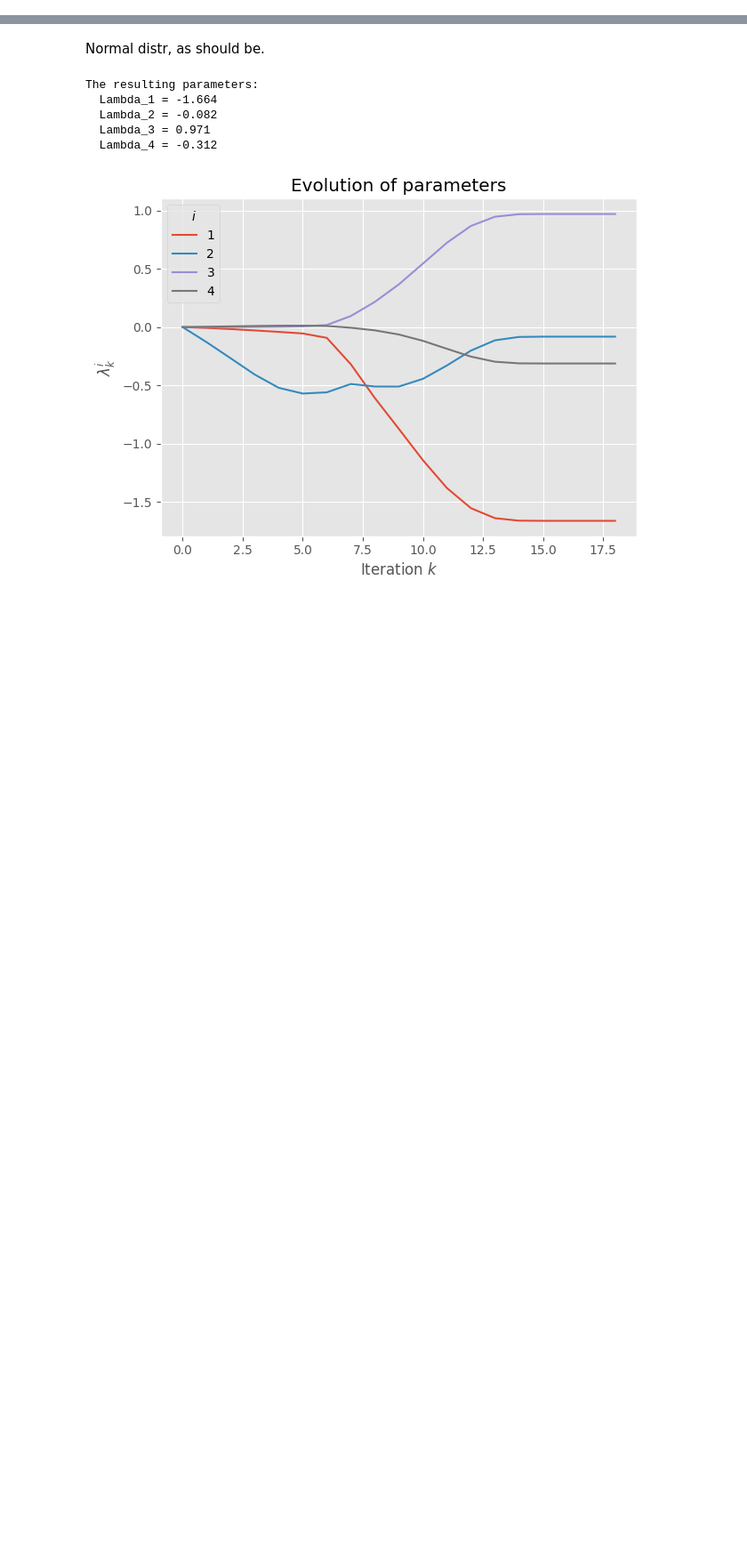
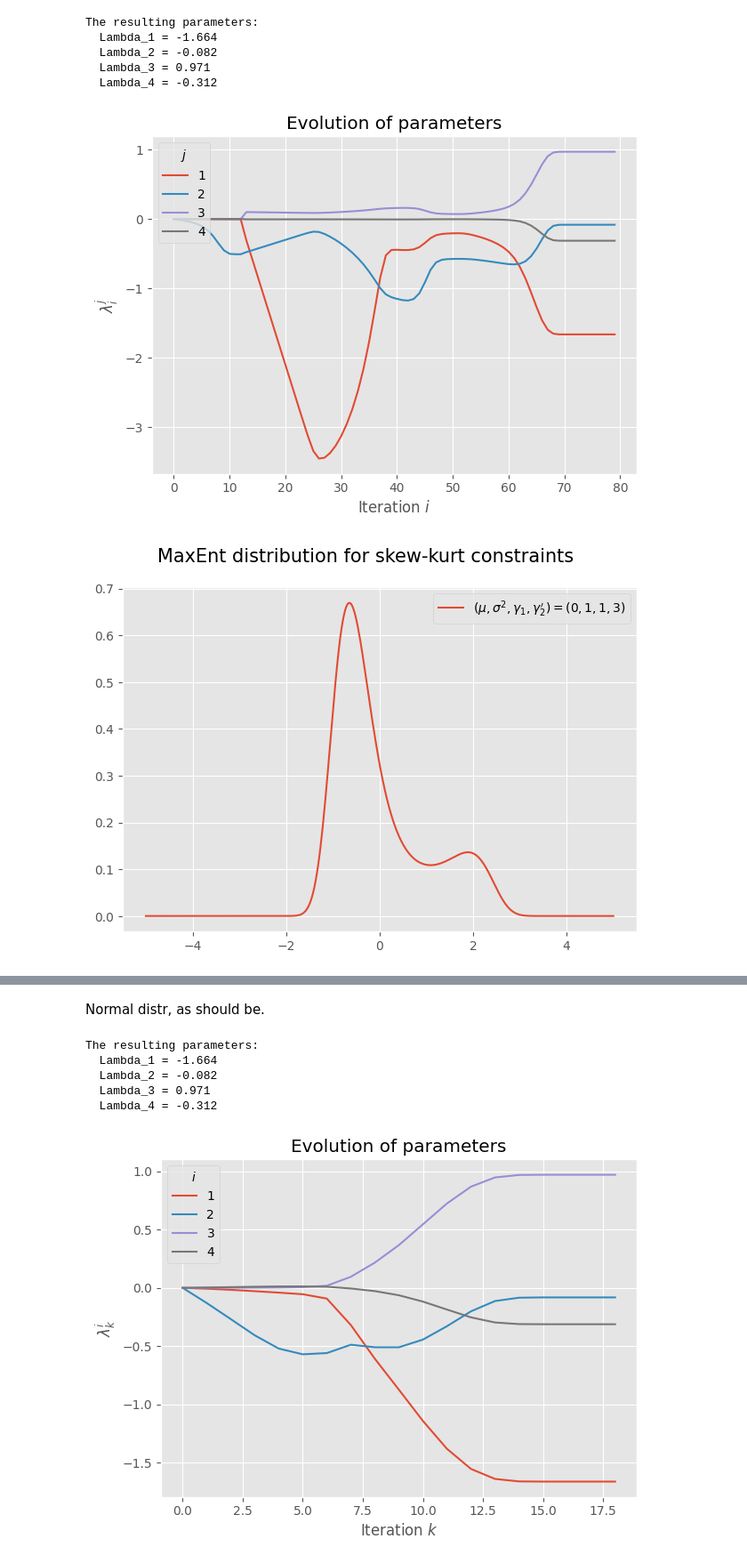
Before and after one commit to LiselotPrins/max_entropy, a Jupyter notebook: skew_kurt_convergence.ipynb, the cells around one changed output, grey strips where cells are left out. Shown: that part at 89% size. Saved outputs shown, nothing was run; the diff lists cells and outputs as text; code cells hidden in the pictures; blank space fills up the shorter version.

```diff
--- a/skew_kurt_convergence.ipynb
+++ b/skew_kurt_convergence.ipynb
@@ -21,0 +20,29 @@ n = 60
+# %%
+ob_skewkurt_ex = MaxEnt(support=(l,u),
+                     n_quadrature=n,
+                     b_constraints=d.b_constraint_skewkurt(1,3),
+                     f_vector=d.f_constraint_skewkurt,
+                     warning_convergence=False,
+                     k_max=80)
+ob_skewkurt_ex.visualize_algorithm(title_save="figs/example_skew_kurt_algo.png")
+a=5
+N=400
+xx = np.linspace(-1*a,a,N)
+pdf1 = ob_skewkurt_ex.pdf(xx)
+
+f, ax = plt.subplots(1,1,sharex=True)
+ax.plot(xx, pdf1, label="$(\\mu,\\sigma^2,\\gamma_1,\\gamma_2')=(0,1,1,3)$")
+ax.legend()
+# ax.set_title("Varying skewness ($\\gamma_2'=3$)")
+f.suptitle("MaxEnt distribution for skew-kurt constraints", size=15)
+plt.tight_layout()
+plt.savefig("figs/example_skew_kurt_sol.png")
+plt.show()
+# %% [output]
+The resulting parameters:
+  Lambda_1 = -1.664
+  Lambda_2 = -0.082
+  Lambda_3 = 0.971
+  Lambda_4 = -0.312
+[figure, added]
+[figure, added]
```
Also changed, not shown: parts of 4 cells of this notebook, 13 other files.
